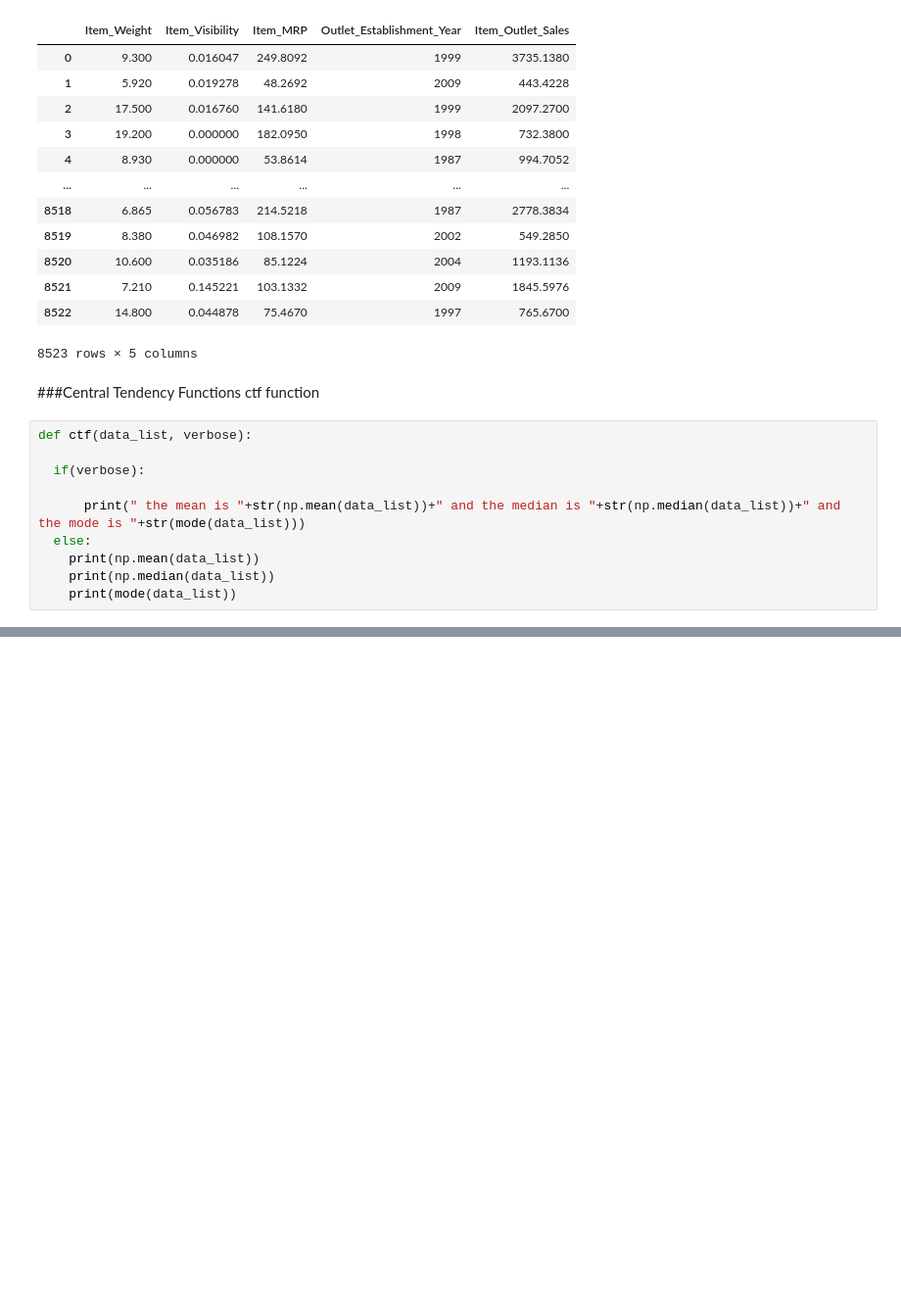
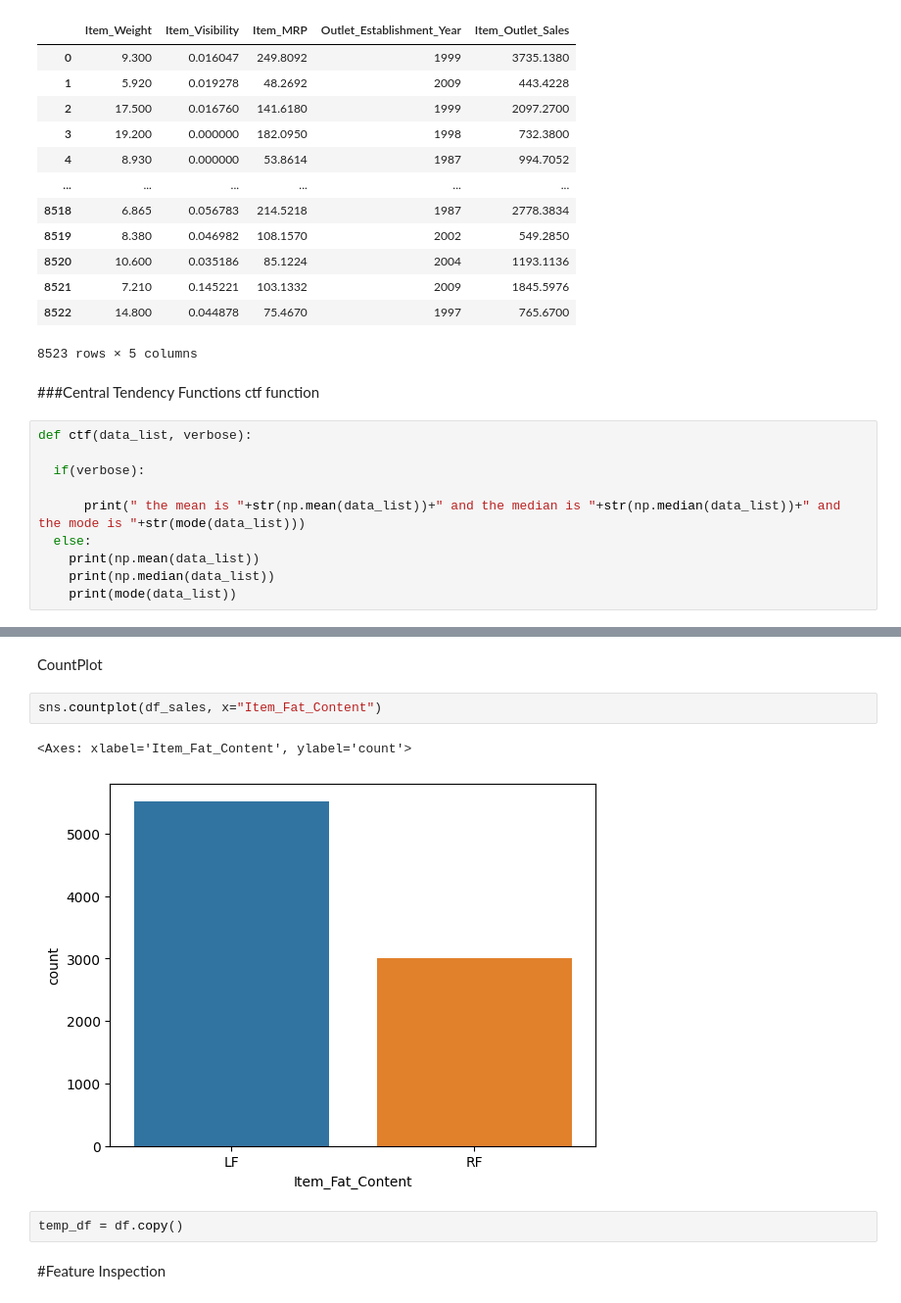
Before and after one commit to mahmoudarekat/PredictionofProductSales, a Jupyter notebook: predictionofproductsales.ipynb, the cells around one changed output, grey strips where cells are left out. Shown at 98% size. Drawn from its saved outputs; the diff is of its cells as text; blank space fills up the shorter version.

```diff
--- a/predictionofproductsales.ipynb
+++ b/predictionofproductsales.ipynb
@@ -172,0 +227,11 @@ Item_Outlet_Sales
+# %% [markdown]
+CountPlot
+# %%
+sns.countplot(df_sales, x="Item_Fat_Content")
+# %% [output]
+<Axes: xlabel='Item_Fat_Content', ylabel='count'>
+[figure, added]
+# %%
+temp_df = df.copy()
+# %% [markdown]
+#Feature Inspection
```
Also changed, not shown: parts of 53 cells of this notebook.
